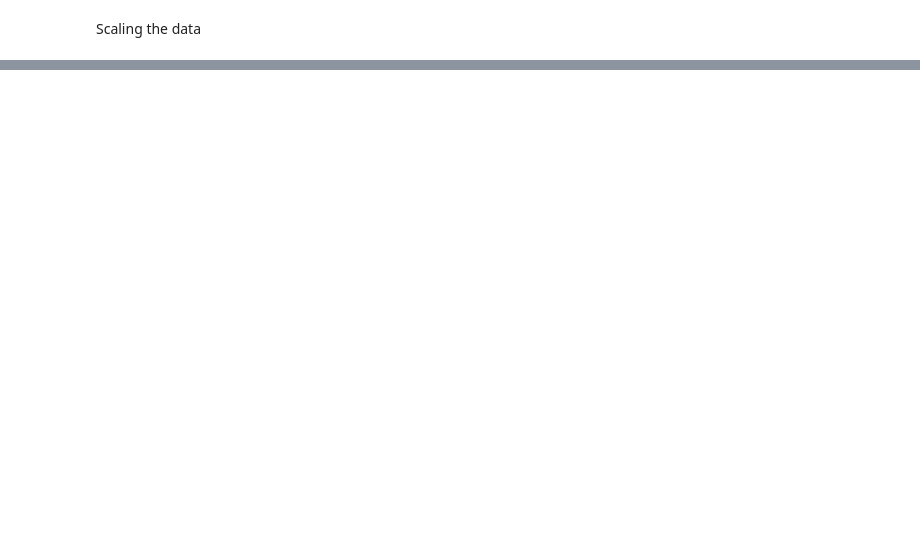
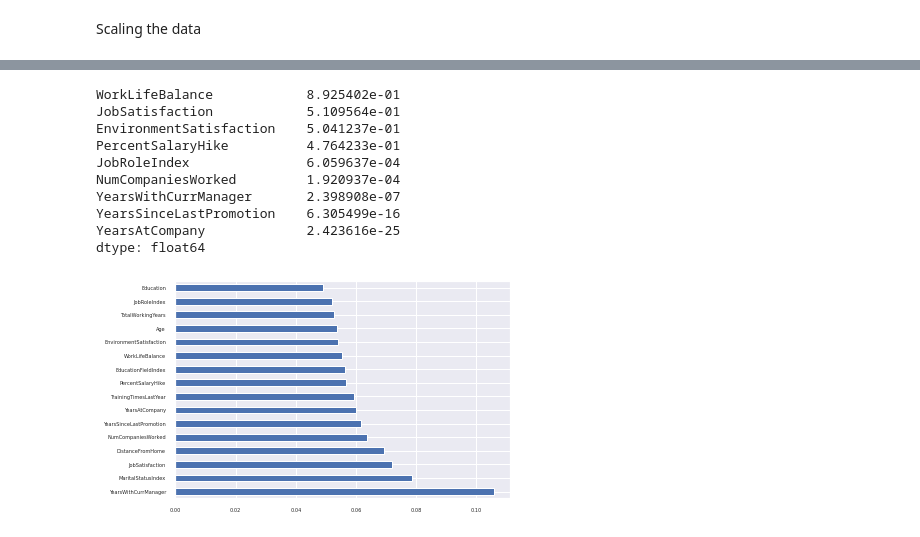
Before and after one commit to AyatoTanemura/aws-instance-dup, a Jupyter notebook: Iteration 4 pyspark.ipynb, the cells around one changed output, grey strips where cells are left out. Saved outputs shown, nothing was run; the diff lists cells and outputs as text; code cells hidden in the pictures; blank space fills up the shorter version.

Commit message:
create models

```diff
--- a/Iteration 4 pyspark.ipynb
+++ b/Iteration 4 pyspark.ipynb
@@ -864,0 +990,31 @@ Logical test design
+# %%
+# Features importance in making predictions by XGBoost Model
+pd.Series(xgb.feature_importances_, index=x.columns).nlargest(20)
+
+feat_importances = pd.Series(xgb.feature_importances_, index=x.columns)
+feat_importances = feat_importances.nlargest(20)
+feat_importances.plot(kind='barh')
+
+x.columns
+
+cat2 = ["JobRoleIndex", "NumCompaniesWorked", "PercentSalaryHike", "YearsAtCompany",
+        "YearsSinceLastPromotion", "YearsWithCurrManager", "EnvironmentSatisfaction",
+        "JobSatisfaction", "WorkLifeBalance"]
+
+f_p_values = chi2(df[cat2],df["MaritalStatusIndex"])
+
+p_values = pd.Series(f_p_values[1])
+p_values.index = cat2
+p_values.sort_values(ascending=False)
+# %% [output]
+WorkLifeBalance            8.925402e-01
+JobSatisfaction            5.109564e-01
+EnvironmentSatisfaction    5.041237e-01
+PercentSalaryHike          4.764233e-01
+JobRoleIndex               6.059637e-04
+NumCompaniesWorked         1.920937e-04
+YearsWithCurrManager       2.398908e-07
+YearsSinceLastPromotion    6.305499e-16
+YearsAtCompany             2.423616e-25
+dtype: float64
+[figure, added]
```
Also changed, not shown: parts of 72 cells of this notebook.
